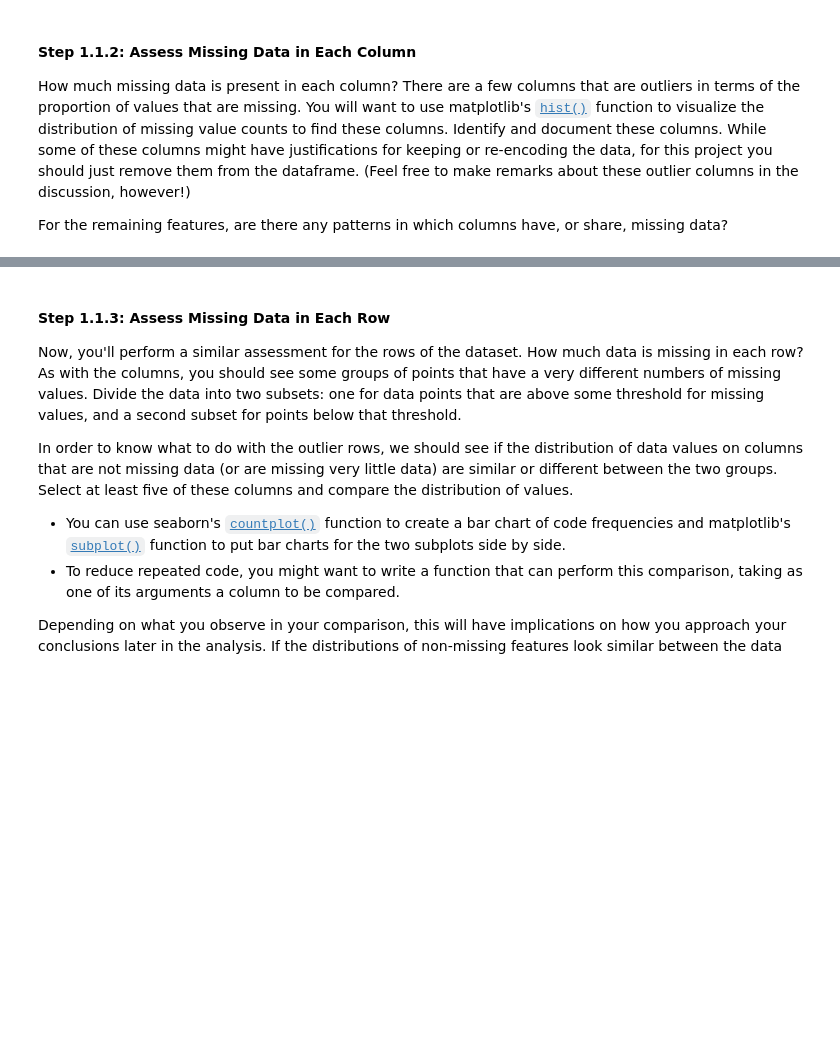
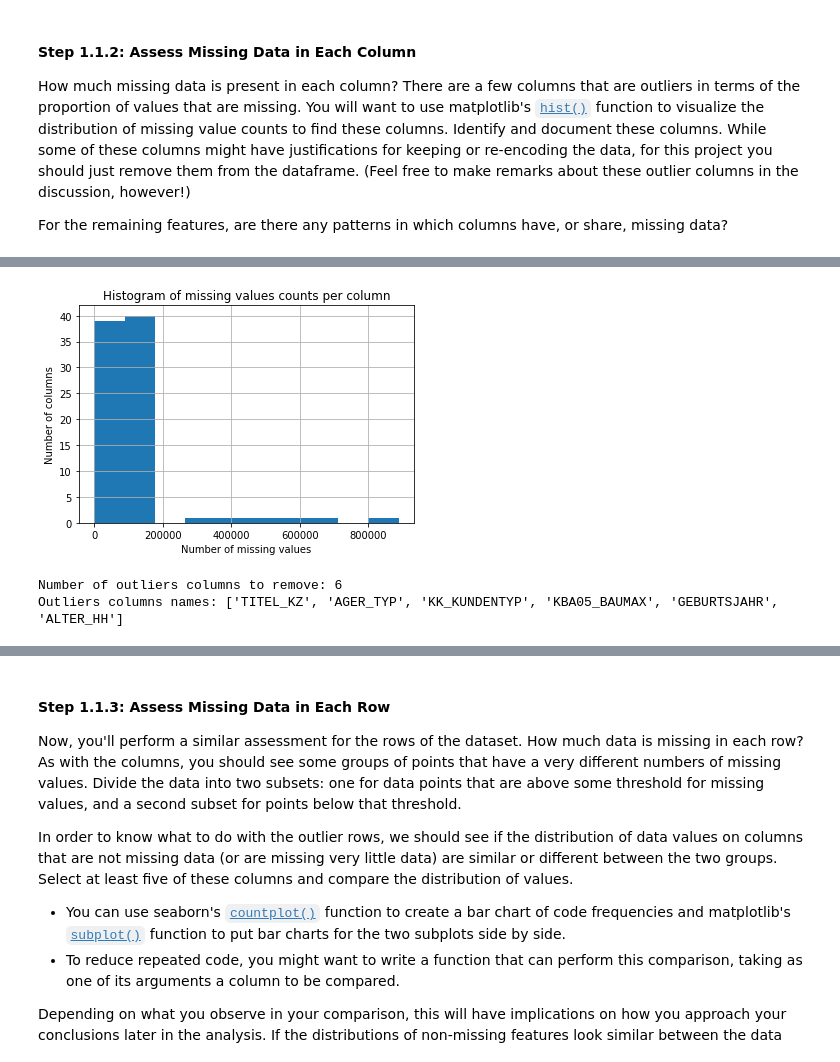
Before and after one commit to luis-valverde/Identify-Customer-Segments-with-Arvato, a Jupyter notebook: Identify_Customer_Segments.ipynb, the cells around one changed output, grey strips where cells are left out. Saved outputs shown, nothing was run; the diff lists cells and outputs as text; code cells hidden in the pictures; blank space fills up the shorter version.

Commit message:
feat: Proprocess project data
Realize the following tasks:
 - Convert missing value codes to NaNs.
 - Assess missing data in each column.

```diff
--- a/Identify_Customer_Segments.ipynb
+++ b/Identify_Customer_Segments.ipynb
@@ -93,3 +126,11 @@ The fourth column of the feature attributes summary (loaded in above as `feat_in
 How much missing data is present in each column? There are a few columns that are outliers in terms of the proportion of values that are missing. You will want to use matplotlib's [`hist()`](https://matplotlib.org/api/_as_gen/matplotlib.pyplot.hist.html) function to visualize the distribution of missing value counts to find these columns. Identify and document these columns. While some of these columns might have justifications for keeping or re-encoding the data, for this project you should just remove them from the dataframe. (Feel free to make remarks about these outlier columns in the discussion, however!)
 
 For the remaining features, are there any patterns in which columns have, or share, missing data?
+# %%
+# Perform an assessment of how much missing data there is in each column of the
+# dataset.
+
+# Count how much missing data is present in each column
+missing_data_columns = azdias.isnull().sum().sort_values(ascending=False)
+
+missing_data_columns
@@ -95,0 +150,30 @@ For the remaining features, are there any patterns in which columns have, or sha
+# %%
+# Investigate patterns in the amount of missing data in each column.
+
+# Show histogram to visualize the distribution of missing value counts
+missing_data_columns.hist()
+
+plt.xlabel('Number of missing values')
+plt.ylabel('Number of columns')
+plt.title('Histogram of missing values counts per column')
+plt.grid(True)
+plt.show()
+# %% [output]
+[figure, added]
+# %%
+# Maximum number of missing values allowed.
+# This value was calculated based on the histogram above, where most of the features
+# have less than 200000 missing values (except for the outliers).
+max_missing_values = 200000
+
+# Count how much missing data is present in each column
+missing_data_columns = azdias.isnull().sum().sort_values(ascending=False)
+
+# Obtain outliers column names
+outliers_features = list(missing_data_columns[missing_data_columns > max_missing_values].index)
+
+print("Number of outliers columns to remove: {}".format(len(outliers_features)))
+print("Outliers columns names: {}".format(outliers_features))
+# %% [output]
+Number of outliers columns to remove: 6
+Outliers columns names: ['TITEL_KZ', 'AGER_TYP', 'KK_KUNDENTYP', 'KBA05_BAUMAX', 'GEBURTSJAHR', 'ALTER_HH']
```
Also changed, not shown: parts of 6 cells of this notebook.
